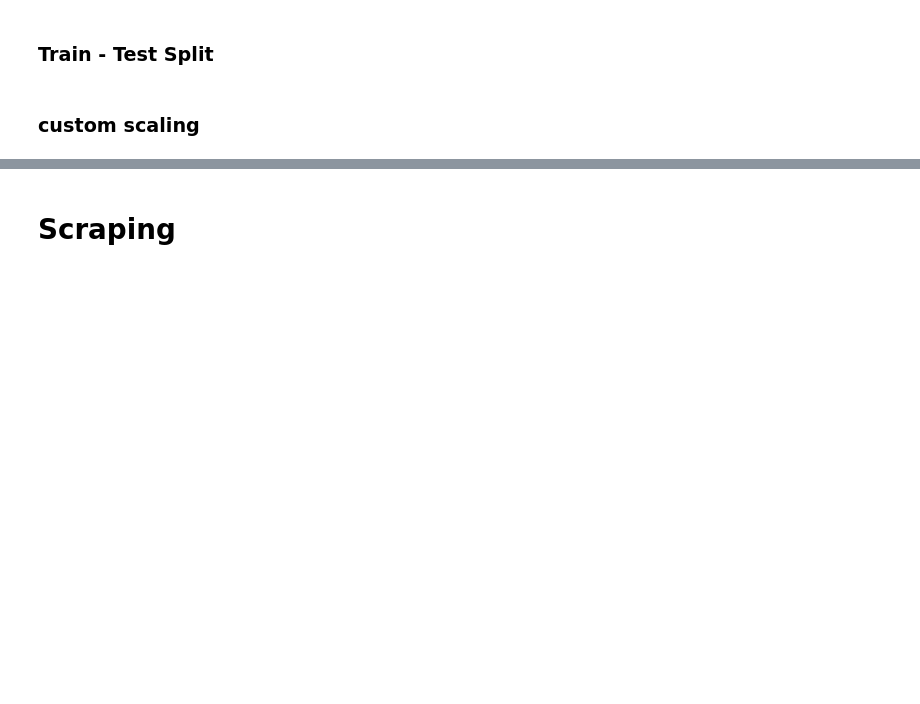
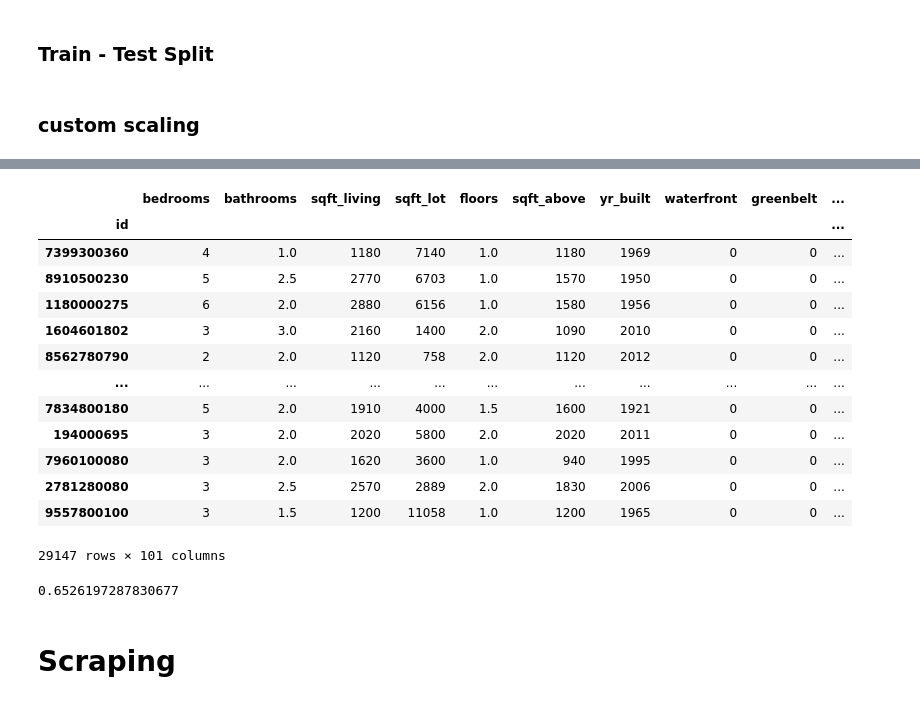
Before and after one commit to alexanderdaffara/HousingSalesRegression, a Jupyter notebook: Alex_Notebook.ipynb, the cells around one changed output, grey strips where cells are left out. Cells and saved outputs as stored; diff of their text form; code cells hidden in the pictures; blank space fills up the shorter version.

```diff
--- a/Alex_Notebook.ipynb
+++ b/Alex_Notebook.ipynb
@@ -1250,0 +1263,5 @@ powerset calculated, size = 6885
+# %%
+ohe = OneHotEncoder(sparse = False, drop='first')
+ohe_df = ohe.fit_transform(cat_df[['heat_source','sewer_system','zipcode']])
+ohe_df = pd.DataFrame(ohe_df, columns = ohe.get_feature_names(), index = cat_df.index)
+ohe_df
@@ -1251,3 +1283,56 @@ powerset calculated, size = 6885
+# %%
+numeric_cols = ['bedrooms',
+                'bathrooms',
+                'sqft_living',
+                'sqft_lot',
+                'floors',
+                'sqft_above',
+                'yr_built']
+
+                # 'sqft_basement',
+                # 'sqft_garage',
+                # 'sqft_patio',
+                # 'yr_renovated']
+
+cat_cols = ['waterfront',
+            'greenbelt',
+            'nuisance',
+            'view',
+            'condition',
+            'grade',
+            'has_basement',
+            'has_garage',
+            'has_patio',
+            'renovated']
+
+model_df = numeric_df[numeric_cols].join(cat_df[cat_cols],
+                                         how='inner')
+
+model_df = pd.concat([model_df, ohe_df], 1)
+y = model_df.join(numeric_df['price'],
+                how='inner')[['price']]
+model_df
+# %% [output]
+|  | bedrooms | bathrooms | sqft_living | sqft_lot | floors | sqft_above | yr_built | waterfront | greenbelt | ... |
+| id |  |  |  |  |  |  |  |  |  | ... |
+| 7399300360 | 4 | 1.0 | 1180 | 7140 | 1.0 | 1180 | 1969 | 0 | 0 | ... |
+| 8910500230 | 5 | 2.5 | 2770 | 6703 | 1.0 | 1570 | 1950 | 0 | 0 | ... |
+| 1180000275 | 6 | 2.0 | 2880 | 6156 | 1.0 | 1580 | 1956 | 0 | 0 | ... |
+| 1604601802 | 3 | 3.0 | 2160 | 1400 | 2.0 | 1090 | 2010 | 0 | 0 | ... |
+| 8562780790 | 2 | 2.0 | 1120 | 758 | 2.0 | 1120 | 2012 | 0 | 0 | ... |
+| ... | ... | ... | ... | ... | ... | ... | ... | ... | ... | ... |
+| 7834800180 | 5 | 2.0 | 1910 | 4000 | 1.5 | 1600 | 1921 | 0 | 0 | ... |
+| 194000695 | 3 | 2.0 | 2020 | 5800 | 2.0 | 2020 | 2011 | 0 | 0 | ... |
+| 7960100080 | 3 | 2.0 | 1620 | 3600 | 1.0 | 940 | 1995 | 0 | 0 | ... |
+| 2781280080 | 3 | 2.5 | 2570 | 2889 | 2.0 | 1830 | 2006 | 0 | 0 | ... |
+| 9557800100 | 3 | 1.5 | 1200 | 11058 | 1.0 | 1200 | 1965 | 0 | 0 | ... |
+29147 rows × 101 columns
+# %%
+lr = lm.LinearRegression()
+lr.fit(model_df,y[['price']])
+lr.score(model_df, y[['price']])
+# %% [output]
+0.6526197287830677
 # %% [markdown]
 # Scraping
 # %%
```
Also changed, not shown: parts of 17 cells of this notebook.
